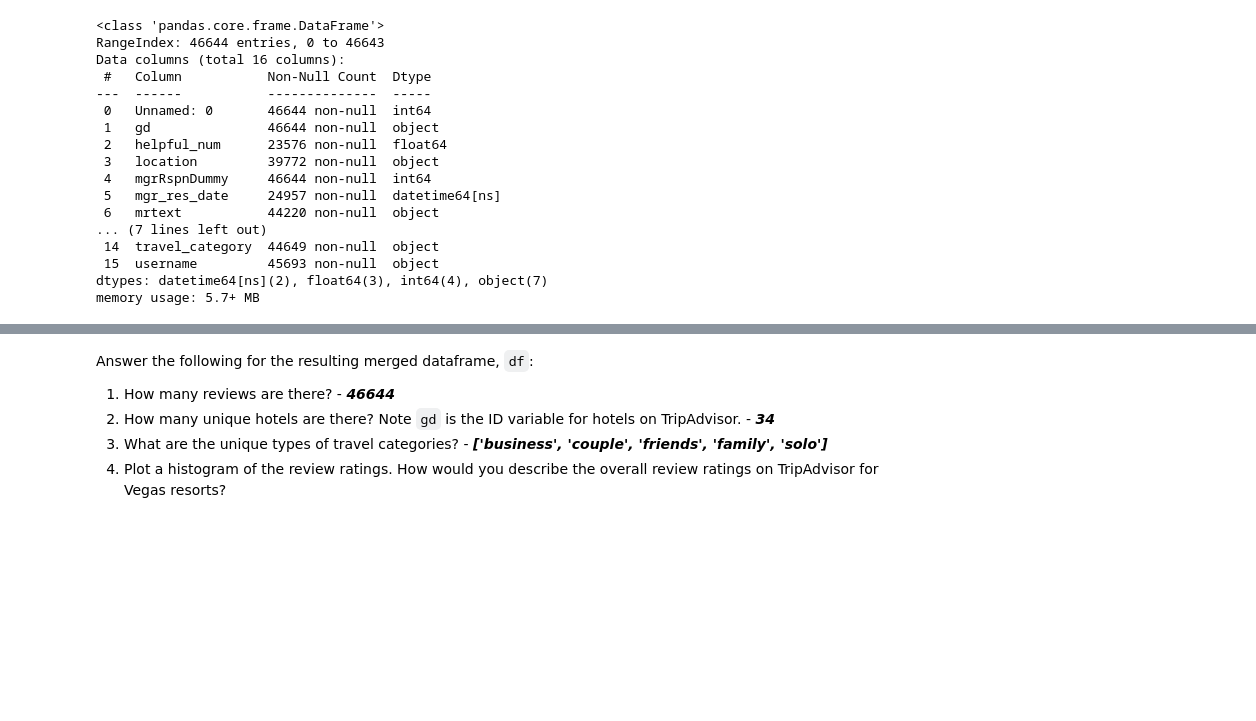
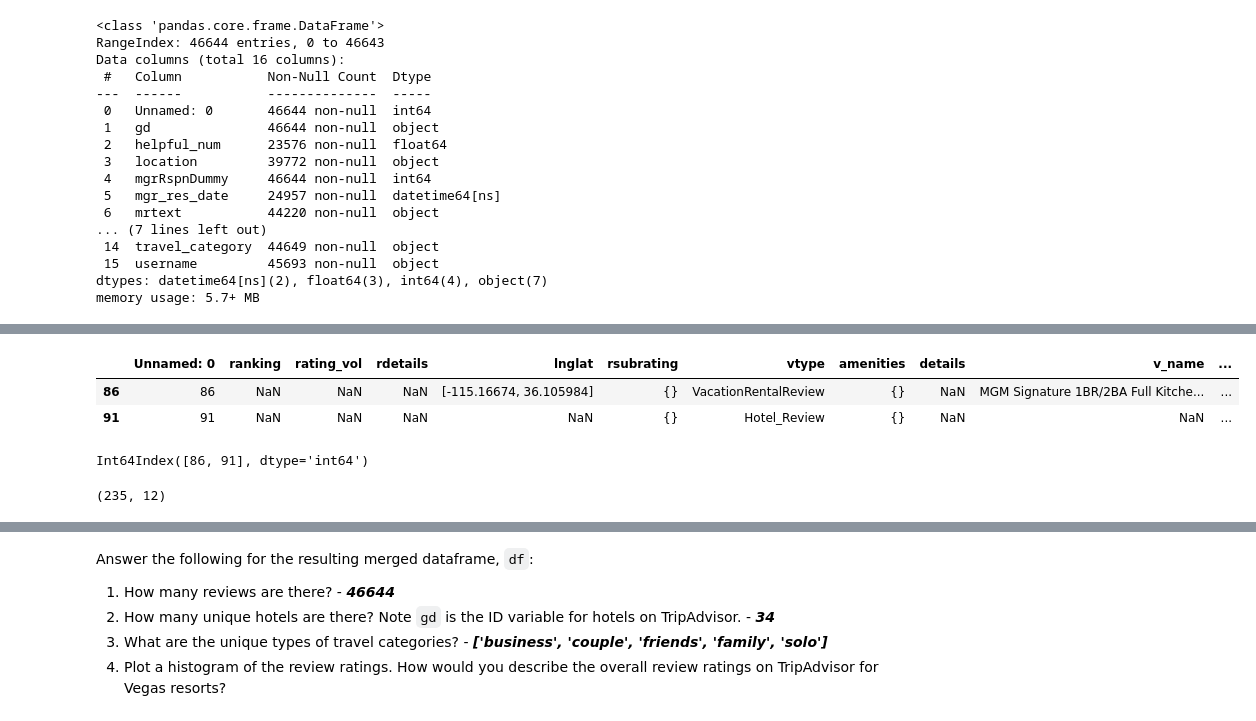
Before and after one commit to dbn3010/NLP-Project, a Jupyter notebook: Yelp task (LV resorts).ipynb, the cells around one changed output, grey strips where cells are left out. Saved outputs shown, nothing was run; the diff lists cells and outputs as text; code cells hidden in the pictures; blank space fills up the shorter version.

```diff
--- a/Yelp task (LV resorts).ipynb
+++ b/Yelp task (LV resorts).ipynb
@@ -130,0 +157,15 @@ memory usage: 5.7+ MB
+# %%
+venue_df.loc[venue_df.ranking.isna() == True]
+# %% [output]
+|  | Unnamed: 0 | ranking | rating_vol | rdetails | lnglat | rsubrating | vtype | amenities | details | v_name | ... |
+| 86 | 86 | NaN | NaN | NaN | [-115.16674, 36.105984] | {} | VacationRentalReview | {} | NaN | MGM Signature 1BR/2BA Full Kitche... | ... |
+| 91 | 91 | NaN | NaN | NaN | NaN | {} | Hotel_Review | {} | NaN | NaN | ... |
+# %%
+venue_df[venue_df.ranking.isna() == True].index
+# %% [output]
+Int64Index([86, 91], dtype='int64')
+# %%
+venue_df.drop(venue_df[venue_df.ranking.isna() == True].index, inplace=True)
+venue_df.shape
+# %% [output]
+(235, 12)
```
Also changed, not shown: parts of 21 cells of this notebook.
